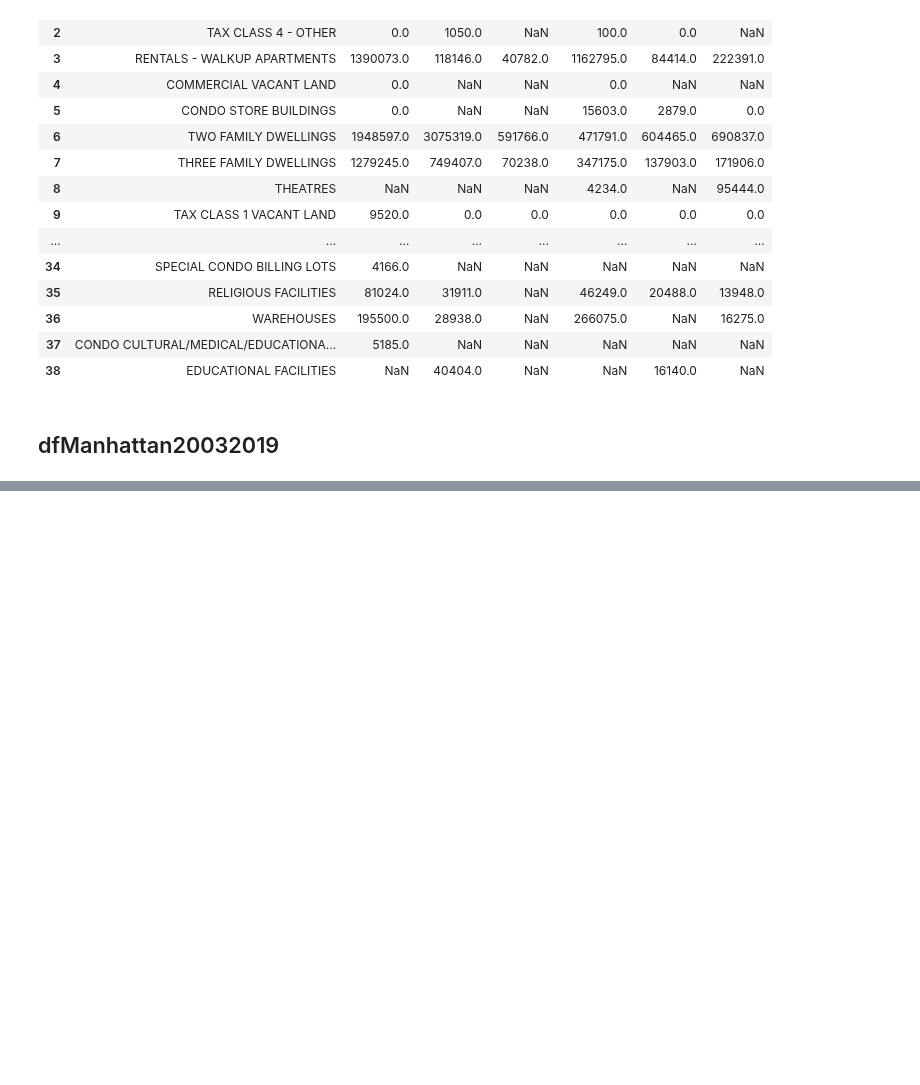
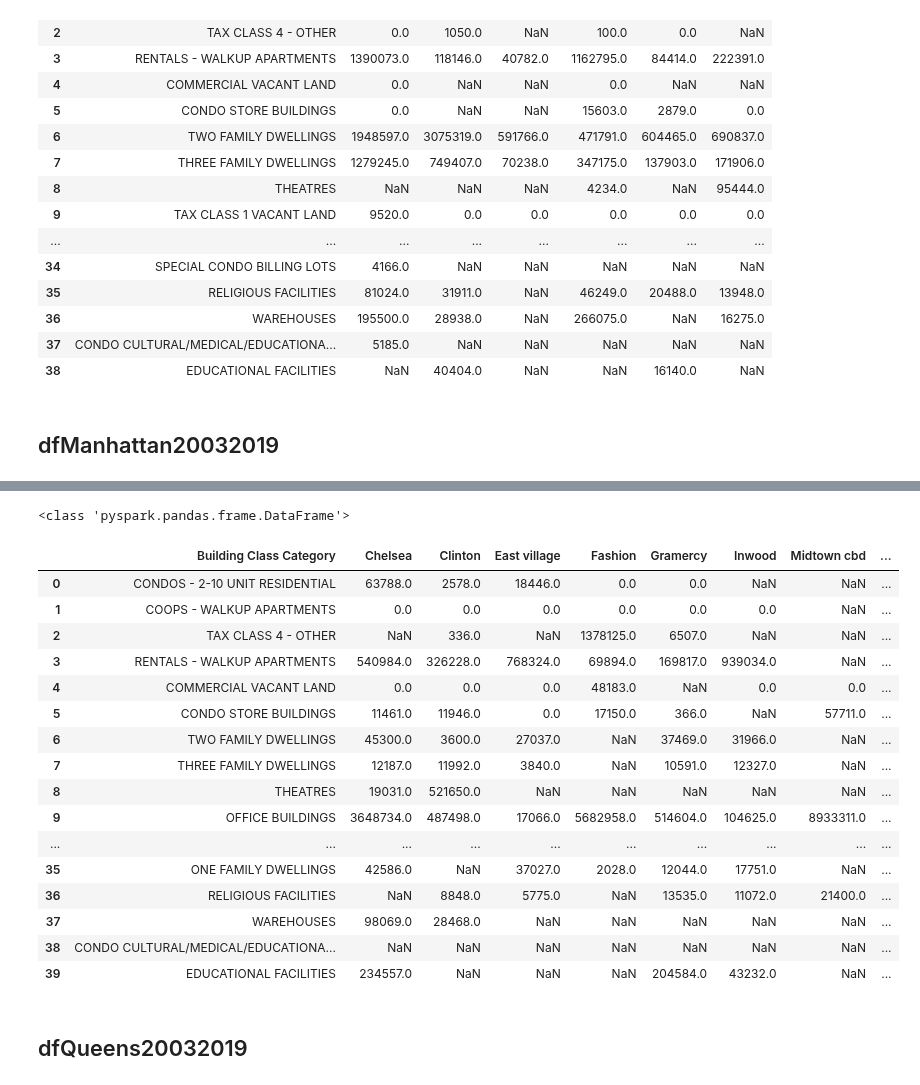
Before and after one commit to Lunczer93/PySpark_Project3_NewYorkCityPropertySales, a Jupyter notebook: PySpark_Project3_NewYorkCityPropertySales.ipynb, the cells around one changed output, grey strips where cells are left out. Cells and saved outputs as stored; diff of their text form; code cells hidden in the pictures; blank space fills up the shorter version.

```diff
--- a/PySpark_Project3_NewYorkCityPropertySales.ipynb
+++ b/PySpark_Project3_NewYorkCityPropertySales.ipynb
@@ -2637,6 +2637,7 @@ PivotGSF.groupBy("Building Class Category").pivot("Neighborhood").sum("sum(Gross
 # %%
 ToPandas = PivotGSF.groupBy("Building Class Category").pivot("Neighborhood").sum("sum(Gross Square Feet)")
 # %%
-dfPandas = ToPandas.toPandas()
-print(dfPandas)
+dfPSPyS = ps.from_pandas(dfPandas)
+print(type(dfPSPyS))
+dfPSPyS
 # %% [output]
@@ -3275,8 +3276,9 @@ PivotGSF.groupBy("Building Class Category").pivot("Neighborhood").sum("sum(Gross
 # %%
 ToPandas = PivotGSF.groupBy("Building Class Category").pivot("Neighborhood").sum("sum(Gross Square Feet)")
 # %%
-dfPandas = ToPandas.toPandas()
-dfPandas
+dfPSPyS = ps.from_pandas(dfPandas)
+print(type(dfPSPyS))
+dfPSPyS
 # %% [output]
 |  | Building Class Category | Bushwick | Canarsie | Flatlands | Greenpoint | Madison | Midwood |
 | 0 | CONDOS - 2-10 UNIT RESIDENTIAL | 49053.0 | NaN | NaN | 63740.0 | 0.0 | 2000.0 |
@@ -3300,3 +3920,28 @@ dfPandas
+# %%
+dfPSPyS = ps.from_pandas(dfPandas)
+print(type(dfPSPyS))
+dfPSPyS
+# %% [output]
+<class 'pyspark.pandas.frame.DataFrame'>
+|  | Building Class Category | Chelsea | Clinton | East village | Fashion | Gramercy | Inwood | Midtown cbd | ... |
+| 0 | CONDOS - 2-10 UNIT RESIDENTIAL | 63788.0 | 2578.0 | 18446.0 | 0.0 | 0.0 | NaN | NaN | ... |
+| 1 | COOPS - WALKUP APARTMENTS | 0.0 | 0.0 | 0.0 | 0.0 | 0.0 | 0.0 | NaN | ... |
+| 2 | TAX CLASS 4 - OTHER | NaN | 336.0 | NaN | 1378125.0 | 6507.0 | NaN | NaN | ... |
+| 3 | RENTALS - WALKUP APARTMENTS | 540984.0 | 326228.0 | 768324.0 | 69894.0 | 169817.0 | 939034.0 | NaN | ... |
+| 4 | COMMERCIAL VACANT LAND | 0.0 | 0.0 | 0.0 | 48183.0 | NaN | 0.0 | 0.0 | ... |
+| 5 | CONDO STORE BUILDINGS | 11461.0 | 11946.0 | 0.0 | 17150.0 | 366.0 | NaN | 57711.0 | ... |
+| 6 | TWO FAMILY DWELLINGS | 45300.0 | 3600.0 | 27037.0 | NaN | 37469.0 | 31966.0 | NaN | ... |
+| 7 | THREE FAMILY DWELLINGS | 12187.0 | 11992.0 | 3840.0 | NaN | 10591.0 | 12327.0 | NaN | ... |
+| 8 | THEATRES | 19031.0 | 521650.0 | NaN | NaN | NaN | NaN | NaN | ... |
+| 9 | OFFICE BUILDINGS | 3648734.0 | 487498.0 | 17066.0 | 5682958.0 | 514604.0 | 104625.0 | 8933311.0 | ... |
+| ... | ... | ... | ... | ... | ... | ... | ... | ... | ... |
+| 35 | ONE FAMILY DWELLINGS | 42586.0 | NaN | 37027.0 | 2028.0 | 12044.0 | 17751.0 | NaN | ... |
+| 36 | RELIGIOUS FACILITIES | NaN | 8848.0 | 5775.0 | NaN | 13535.0 | 11072.0 | 21400.0 | ... |
+| 37 | WAREHOUSES | 98069.0 | 28468.0 | NaN | NaN | NaN | NaN | NaN | ... |
+| 38 | CONDO CULTURAL/MEDICAL/EDUCATIONA... | NaN | NaN | NaN | NaN | NaN | NaN | NaN | ... |
+| 39 | EDUCATIONAL FACILITIES | 234557.0 | NaN | NaN | NaN | 204584.0 | 43232.0 | NaN | ... |
+# %% [markdown]
+## dfQueens20032019
 # %%
 ## using UDF (put  example and remove digit at the beginning) & analytical functions
 #https://sparkbyexamples.com/pyspark/pyspark-groupby-explained-with-example/
```
Also changed, not shown: parts of 87 cells of this notebook.
